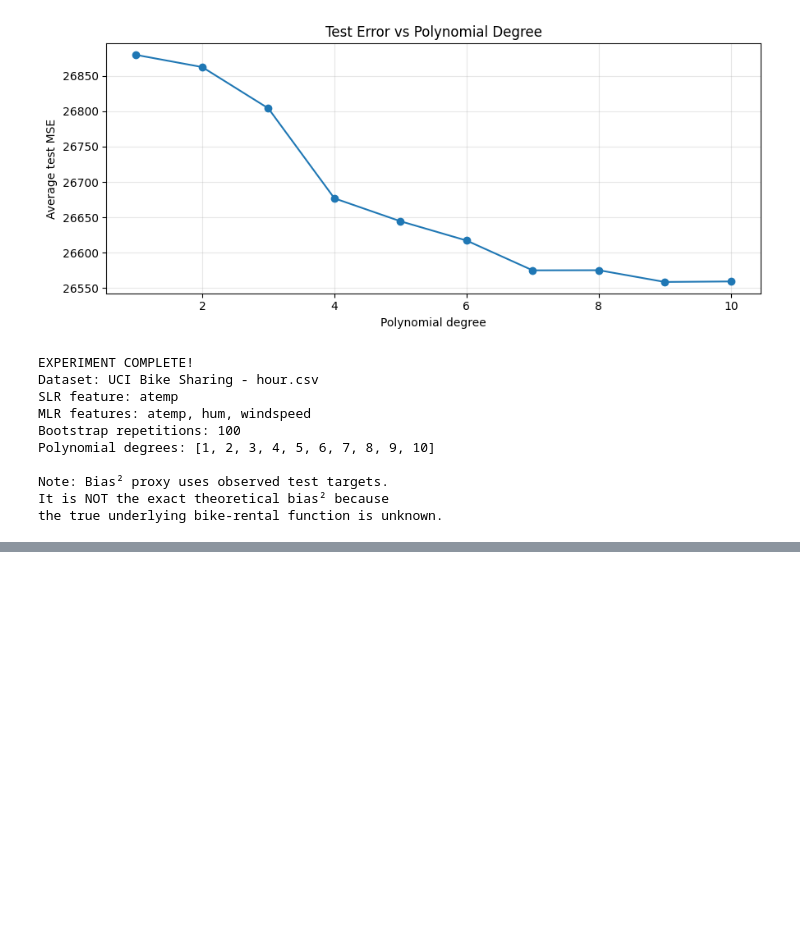
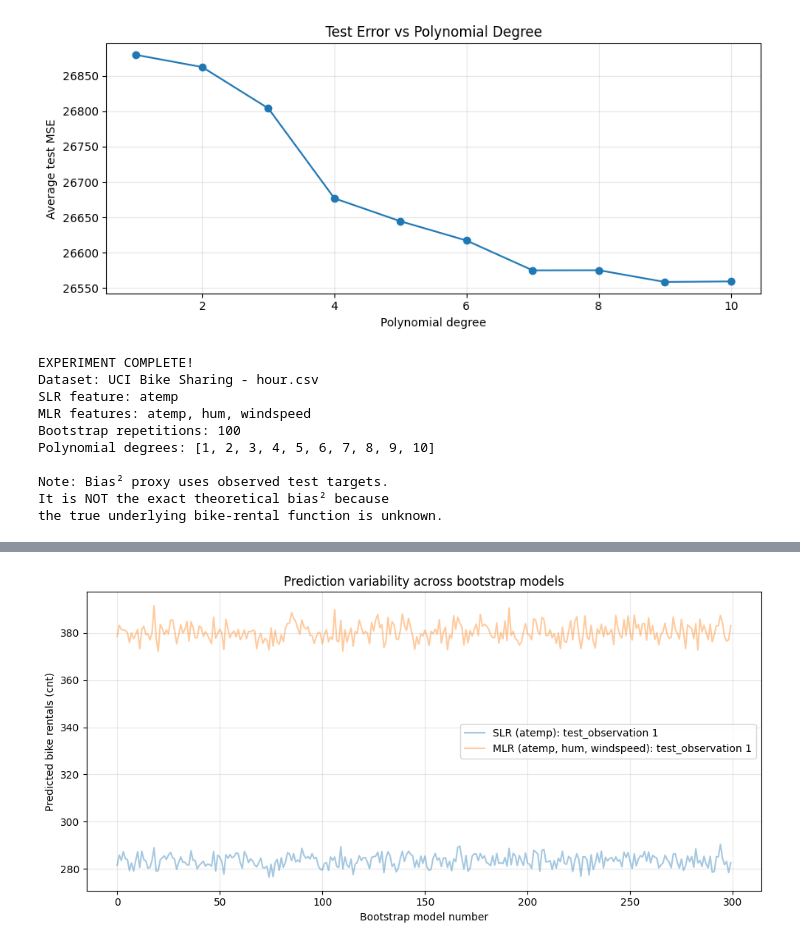
Before and after one commit to sxrthk17/ml-journey, a Jupyter notebook: linear-regression/notebooks/05b_BIAS_VARIANCE_NOISE.ipynb, the cells around one changed output, grey strips where cells are left out. Drawn from its saved outputs; the diff is of its cells as text; code cells hidden in the pictures; blank space fills up the shorter version.

```diff
--- a/linear-regression/notebooks/05b_BIAS_VARIANCE_NOISE.ipynb
+++ b/linear-regression/notebooks/05b_BIAS_VARIANCE_NOISE.ipynb
@@ -314,3 +320,7 @@ Polynomial degrees: [1, 2, 3, 4, 5, 6, 7, 8, 9, 10]
 Note: Bias² proxy uses observed test targets.
 It is NOT the exact theoretical bias² because
 the true underlying bike-rental function is unknown.
+# %%
+slr_result = bias_variance(make_slr, X_train_slr, X_test_slr, y_train, y_test, repeats=300, seed=42)
+
+mlr_result = bias_variance(make_mlr, X_train_mlr, X_test_mlr, y_train, y_test, repeats=300, seed=42)
@@ -316,0 +362,24 @@ the true underlying bike-rental function is unknown.
+# %%
+plt.figure(figsize=(10, 5))
+
+for name, results_df in [
+    ("SLR (atemp)", slr_result),
+    ("MLR (atemp, hum, windspeed)", mlr_result)
+]:
+    all_preds = results_df["All predictions"]
+
+    plt.plot(
+        all_preds[:, 0],
+        alpha= 0.4,
+        label=f"{name}: test_observation 1"
+    )
+
+plt.xlabel("Bootstrap model number")
+plt.ylabel("Predicted bike rentals (cnt)")
+plt.title("Prediction variability across bootstrap models")
+plt.legend()
+plt.grid(alpha=0.3)
+plt.tight_layout()
+plt.show()
+# %% [output]
+[figure, added]
```
Also changed, not shown: parts of 10 cells of this notebook, 1 other file.
